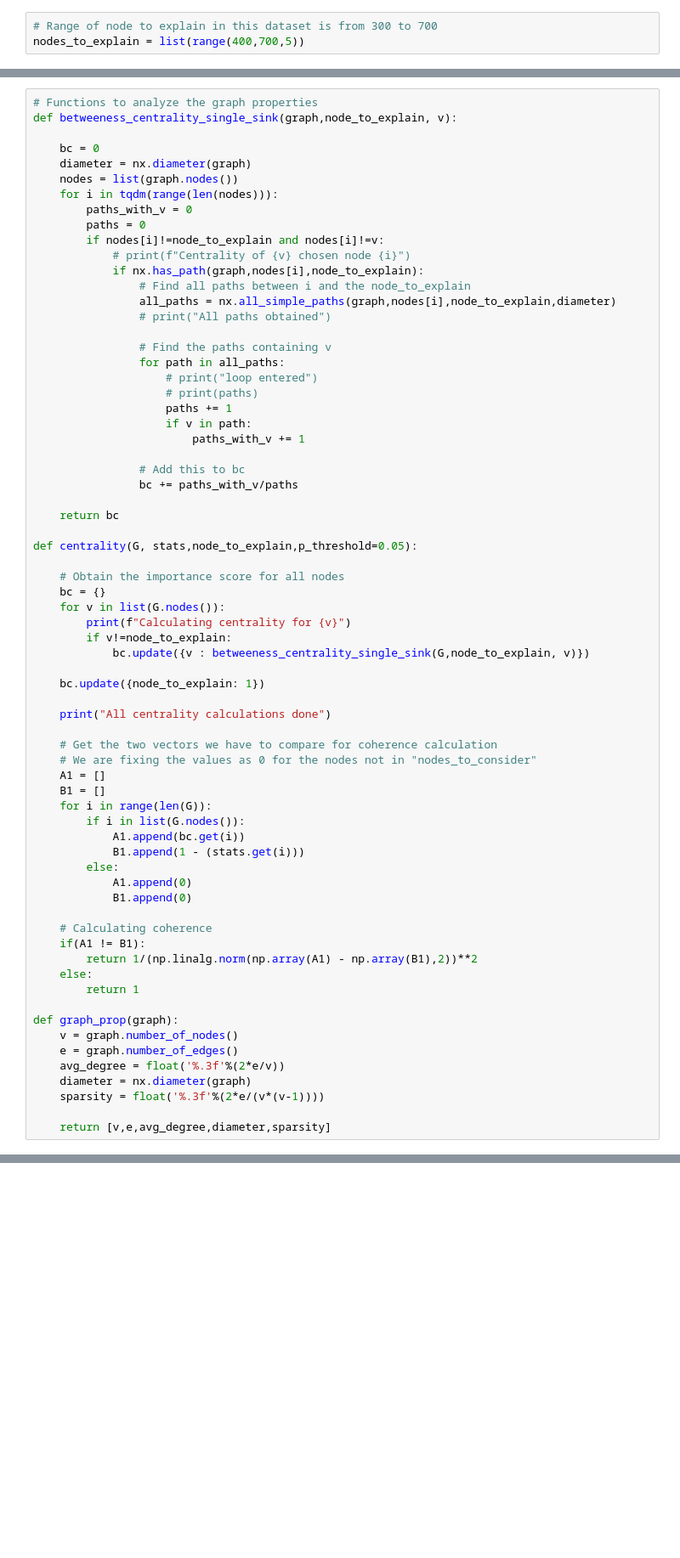
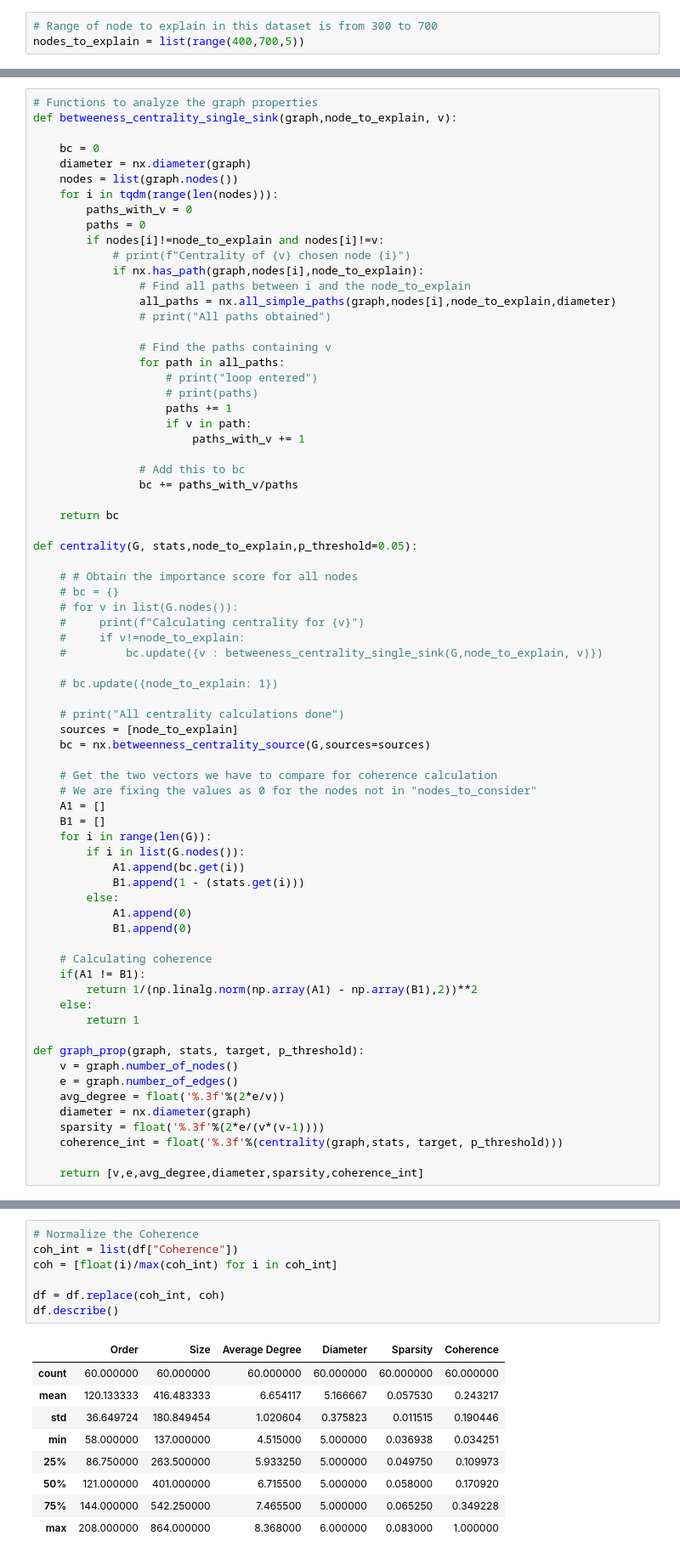
Before and after one commit to ASudu/PGMExplainer_graph_properties, a Jupyter notebook: PGM_Node/Explain_GNN/syn1.ipynb, the cells around one changed output, grey strips where cells are left out. Shown at 85% size. Drawn from its saved outputs; the diff is of its cells as text; blank space fills up the shorter version.

```diff
--- a/PGM_Node/Explain_GNN/syn1.ipynb
+++ b/PGM_Node/Explain_GNN/syn1.ipynb
@@ -258,16 +288,18 @@ def betweeness_centrality_single_sink(graph,node_to_explain, v):
 
 def centrality(G, stats,node_to_explain,p_threshold=0.05):
 
-    # Obtain the importance score for all nodes
-    bc = {}
-    for v in list(G.nodes()):
-        print(f"Calculating centrality for {v}")
-        if v!=node_to_explain:
-            bc.update({v : betweeness_centrality_single_sink(G,node_to_explain, v)})
+    # # Obtain the importance score for all nodes
+    # bc = {}
+    # for v in list(G.nodes()):
+    #     print(f"Calculating centrality for {v}")
+    #     if v!=node_to_explain:
+    #         bc.update({v : betweeness_centrality_single_sink(G,node_to_explain, v)})
 
-    bc.update({node_to_explain: 1})
+    # bc.update({node_to_explain: 1})
 
-    print("All centrality calculations done")
+    # print("All centrality calculations done")
+    sources = [node_to_explain]
+    bc = nx.betweenness_centrality_source(G,sources=sources)
 
     # Get the two vectors we have to compare for coherence calculation
     # We are fixing the values as 0 for the nodes not in "nodes_to_consider"
@@ -287,14 +319,15 @@ def centrality(G, stats,node_to_explain,p_threshold=0.05):
     else:
         return 1
 
-def graph_prop(graph):
+def graph_prop(graph, stats, target, p_threshold):
     v = graph.number_of_nodes()
     e = graph.number_of_edges()
     avg_degree = float('%.3f'%(2*e/v))
     diameter = nx.diameter(graph)
     sparsity = float('%.3f'%(2*e/(v*(v-1))))
+    coherence_int = float('%.3f'%(centrality(graph,stats, target, p_threshold)))
 
-    return [v,e,avg_degree,diameter,sparsity]
+    return [v,e,avg_degree,diameter,sparsity,coherence_int]
 # %%
 # Check the node mask obtained
 # "stats" has the n-hop neighbors of the target node and the corresponding p-values
@@ -339,0 +395,17 @@ df.describe()
+# %%
+# Normalize the Coherence
+coh_int = list(df["Coherence"])
+coh = [float(i)/max(coh_int) for i in coh_int]
+
+df = df.replace(coh_int, coh)
+df.describe()
+# %% [output]
+|  | Order | Size | Average Degree | Diameter | Sparsity | Coherence |
+| count | 60.000000 | 60.000000 | 60.000000 | 60.000000 | 60.000000 | 60.000000 |
+| mean | 120.133333 | 416.483333 | 6.654117 | 5.166667 | 0.057530 | 0.243217 |
+| std | 36.649724 | 180.849454 | 1.020604 | 0.375823 | 0.011515 | 0.190446 |
+| min | 58.000000 | 137.000000 | 4.515000 | 5.000000 | 0.036938 | 0.034251 |
+| 25% | 86.750000 | 263.500000 | 5.933250 | 5.000000 | 0.049750 | 0.109973 |
+| 50% | 121.000000 | 401.000000 | 6.715500 | 5.000000 | 0.058000 | 0.170920 |
+| 75% | 144.000000 | 542.250000 | 7.465500 | 5.000000 | 0.065250 | 0.349228 |
+| max | 208.000000 | 864.000000 | 8.368000 | 6.000000 | 0.083000 | 1.000000 |
```
Also changed, not shown: parts of 6 cells of this notebook, 2 other files.
